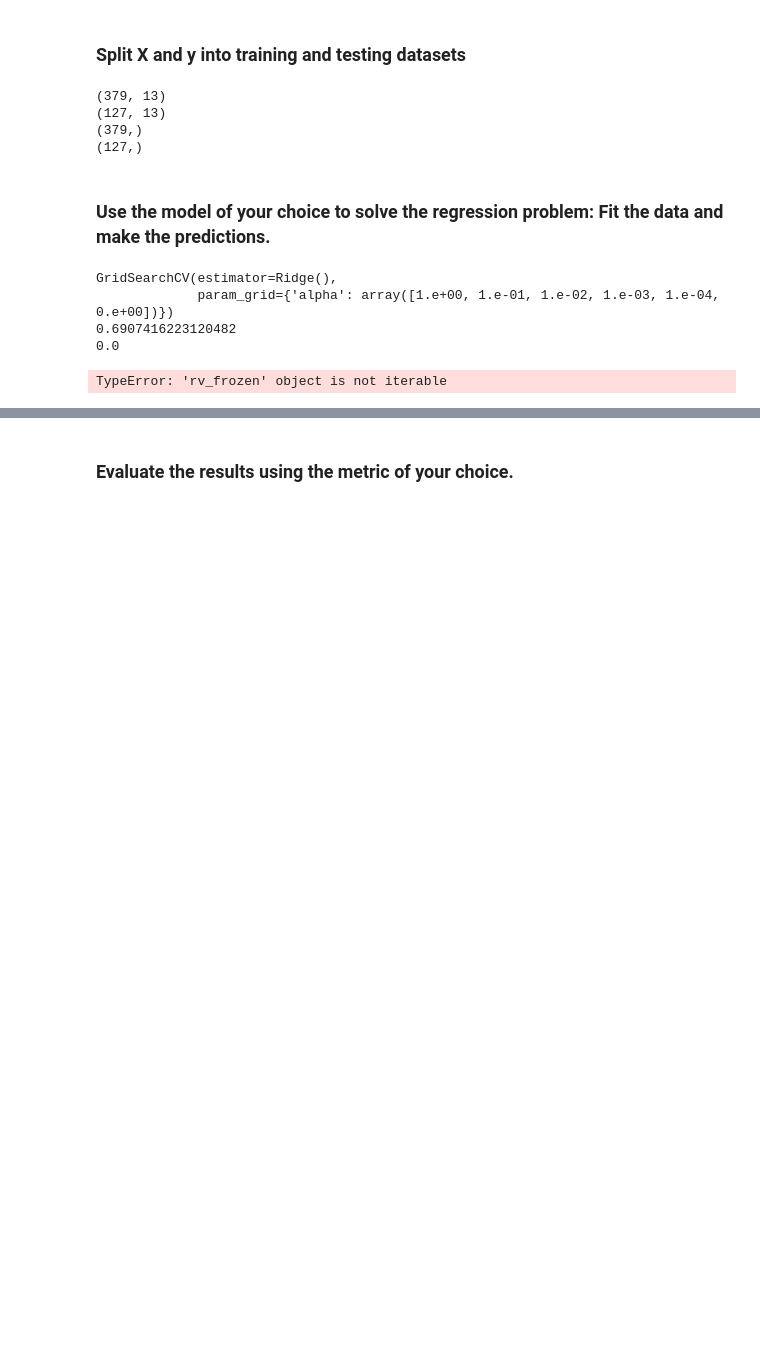
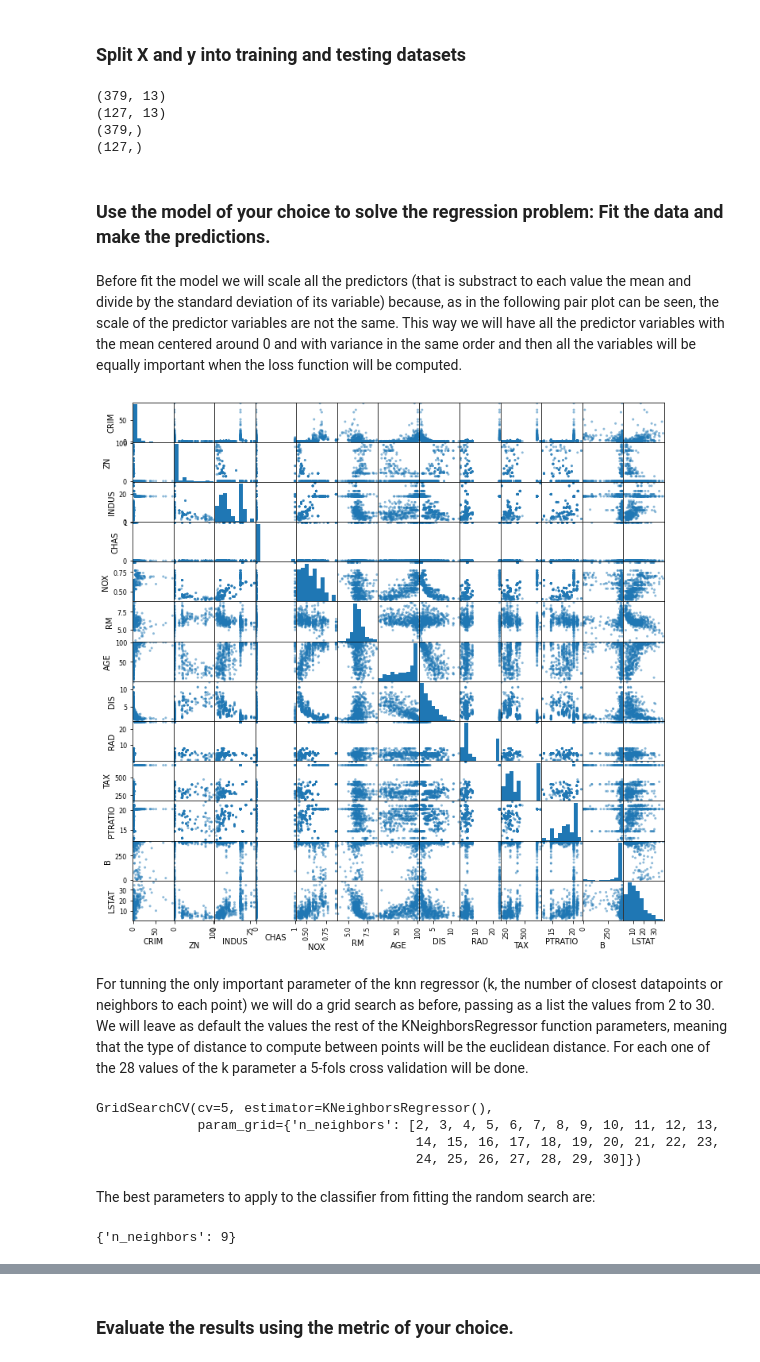
Before and after one commit to oliburn/carebit_Exercise, a Jupyter notebook: Python/python_ex.ipynb, the cells around one changed output, grey strips where cells are left out. Saved outputs shown, nothing was run; the diff lists cells and outputs as text; code cells hidden in the pictures; blank space fills up the shorter version.

```diff
--- a/Python/python_ex.ipynb
+++ b/Python/python_ex.ipynb
@@ -248,26 +201,3 @@ print(y_test.shape)
 (127,)
 # %% [markdown]
 ### Use the model of your choice to solve the regression problem: Fit the data and make the predictions.
-# %%
-# prepare a range of alpha values to test
-alphas = np.array([1,0.1,0.01,0.001,0.0001,0])
-# create and fit a ridge regression model, testing each alpha
-model = Ridge()
-grid = GridSearchCV(estimator=model, param_grid=dict(alpha=alphas))
-grid.fit(X_train, y_train)
-print(grid)
-# summarize the results of the grid search
-print(grid.best_score_)
-print(grid.best_estimator_.alpha)
-# %% [output]
-GridSearchCV(estimator=Ridge(),
-             param_grid={'alpha': array([1.e+00, 1.e-01, 1.e-02, 1.e-03, 1.e-04, 0.e+00])})
-0.6907416223120482
-0.0
-# %%
-from scipy.stats import uniform as sp_rand
-# prepare a uniform distribution to sample for the alpha parameter
-param_grid = {'alpha': sp_rand()}
-param_grid
-# %% [output]
-TypeError: 'rv_frozen' object is not iterable
@@ -319,0 +204,7 @@ rf_random.fit(X_train, y_train)
+# %% [markdown]
+Before fit the model we will scale all the predictors (that is substract to each value the mean and divide by the standard deviation of its variable) because, as in the following pair plot can be seen, the scale of the predictor variables are not the same. This way we will have all the predictor variables with the mean centered around 0 and with variance in the same order  and then all the variables will be equally important when the loss function will be computed.
+# %%
+g = pd.plotting.scatter_matrix(X, figsize=(12,12), alpha = 0.5)
+plt.show()
+# %% [output]
+[figure, added]
@@ -319,0 +220,22 @@ rf_random.fit(X_train, y_train)
+# %% [markdown]
+For tunning the only important parameter of the knn regressor (k, the number of closest datapoints or neighbors to each point) we will do a grid search as before, passing as a list the values from 2 to 30.
+We will leave as default the values the rest of the KNeighborsRegressor function parameters, meaning that the type of distance to compute between points will be the euclidean distance.
+For each one of the 28 values of the k parameter a 5-fols cross validation will be done.
+# %%
+params = {'n_neighbors':list(range(2,31))}
+
+knn = neighbors.KNeighborsRegressor()
+
+knn_model = GridSearchCV(knn, params, cv=5)
+knn_model.fit(X_train,y_train)
+# %% [output]
+GridSearchCV(cv=5, estimator=KNeighborsRegressor(),
+             param_grid={'n_neighbors': [2, 3, 4, 5, 6, 7, 8, 9, 10, 11, 12, 13,
+                                         14, 15, 16, 17, 18, 19, 20, 21, 22, 23,
+                                         24, 25, 26, 27, 28, 29, 30]})
+# %% [markdown]
+The best parameters to apply to the classifier from fitting the random search are:
+# %%
+knn_model.best_params_
+# %% [output]
+{'n_neighbors': 9}
```
Also changed, not shown: parts of 36 cells of this notebook, 3 other files.
